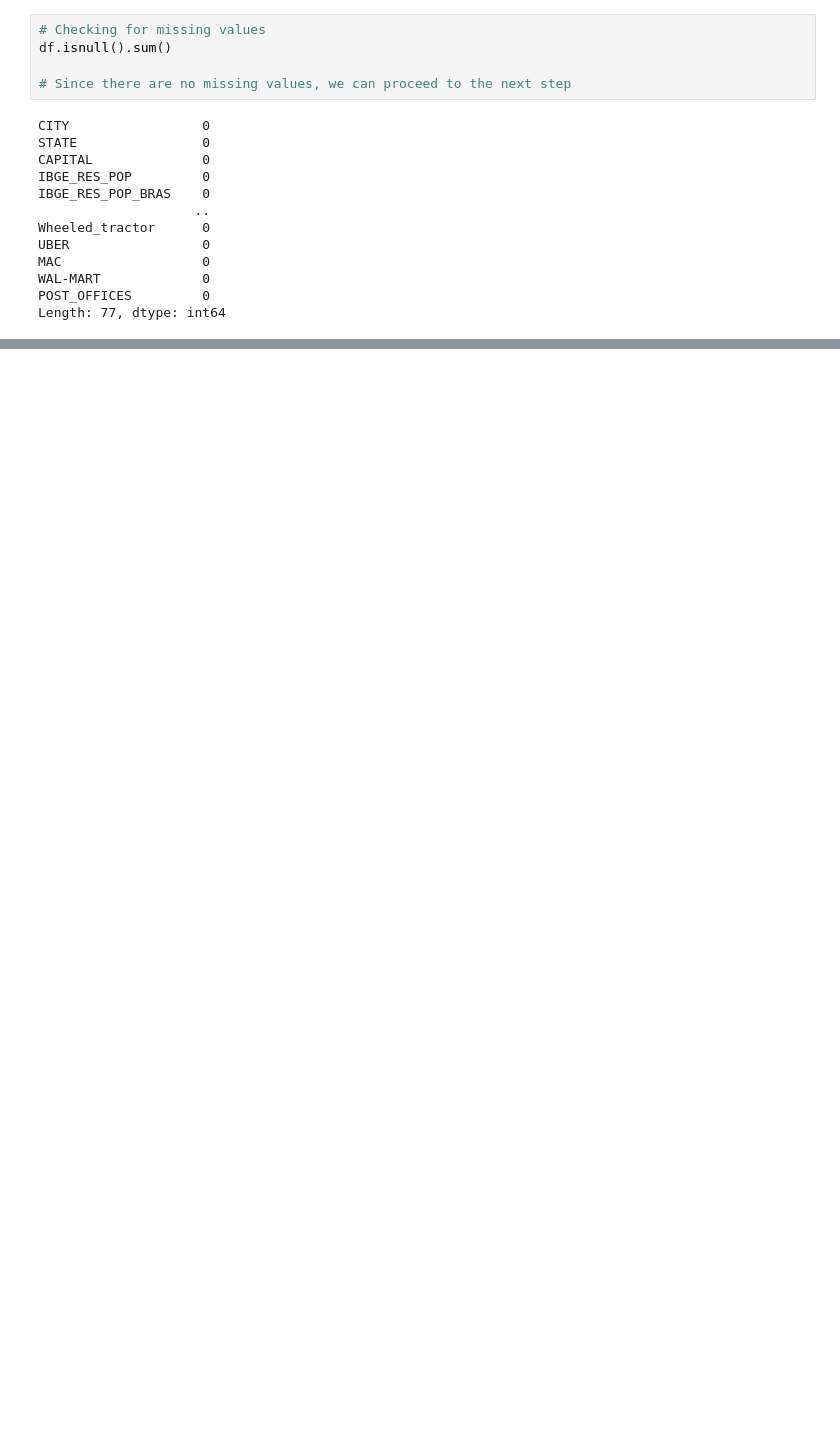
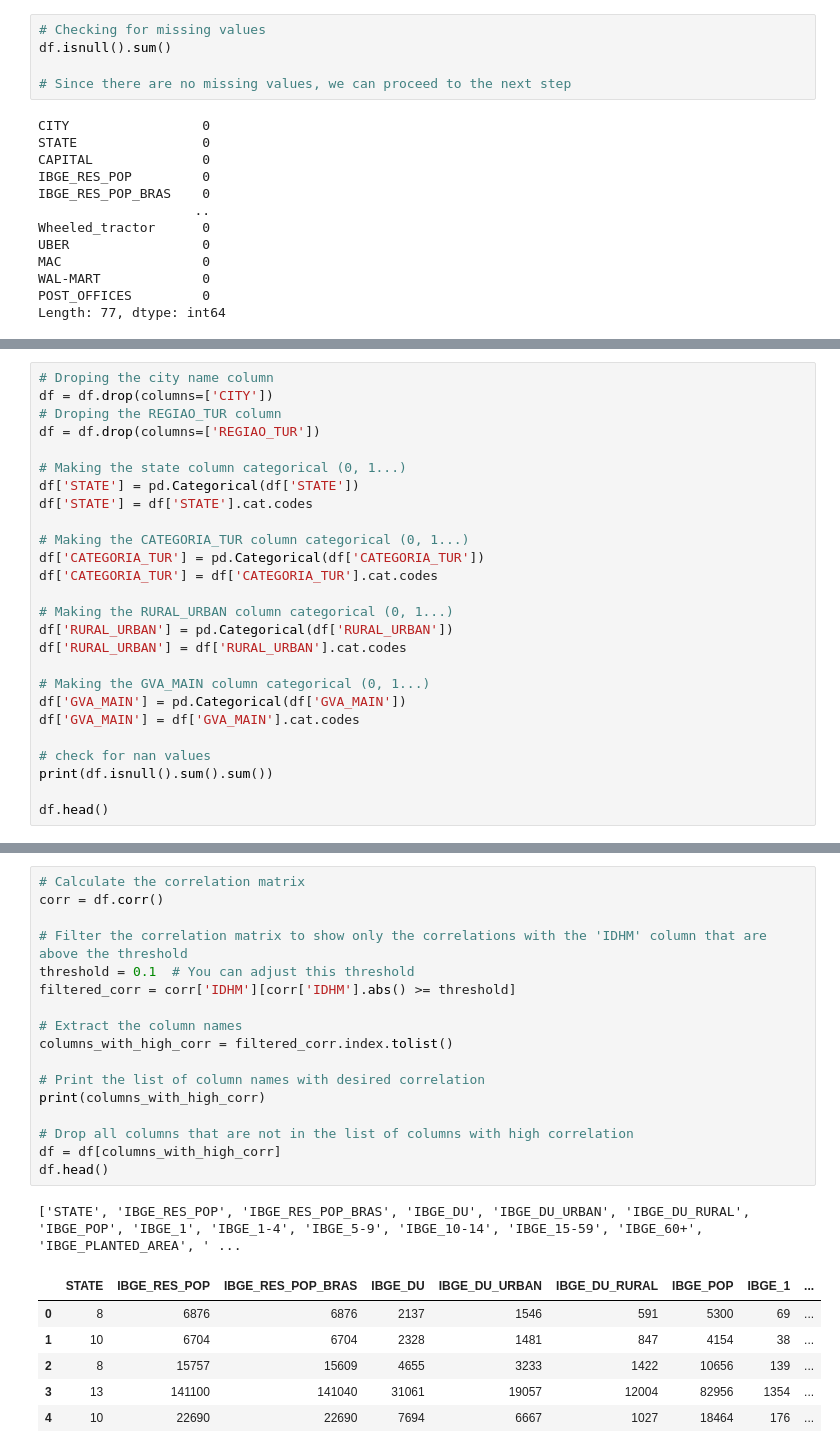
Before and after one commit to PepeuFBV/Regression-Models, a Jupyter notebook: main.ipynb, the cells around one changed output, grey strips where cells are left out. Saved outputs shown, nothing was run; the diff lists cells and outputs as text; blank space fills up the shorter version.

```diff
--- a/main.ipynb
+++ b/main.ipynb
@@ -93,0 +58,26 @@ POST_OFFICES: int64
+# %%
+# Droping the city name column
+df = df.drop(columns=['CITY'])
+# Droping the REGIAO_TUR column
+df = df.drop(columns=['REGIAO_TUR'])
+
+# Making the state column categorical (0, 1...)
+df['STATE'] = pd.Categorical(df['STATE'])
+df['STATE'] = df['STATE'].cat.codes
+
+# Making the CATEGORIA_TUR column categorical (0, 1...)
+df['CATEGORIA_TUR'] = pd.Categorical(df['CATEGORIA_TUR'])
+df['CATEGORIA_TUR'] = df['CATEGORIA_TUR'].cat.codes
+
+# Making the RURAL_URBAN column categorical (0, 1...)
+df['RURAL_URBAN'] = pd.Categorical(df['RURAL_URBAN'])
+df['RURAL_URBAN'] = df['RURAL_URBAN'].cat.codes
+
+# Making the GVA_MAIN column categorical (0, 1...)
+df['GVA_MAIN'] = pd.Categorical(df['GVA_MAIN'])
+df['GVA_MAIN'] = df['GVA_MAIN'].cat.codes
+
+# check for nan values
+print(df.isnull().sum().sum())
+
+df.head()
@@ -93,0 +92,25 @@ POST_OFFICES: int64
+# %%
+# Calculate the correlation matrix
+corr = df.corr()
+
+# Filter the correlation matrix to show only the correlations with the 'IDHM' column that are above the threshold
+threshold = 0.1  # You can adjust this threshold
+filtered_corr = corr['IDHM'][corr['IDHM'].abs() >= threshold]
+
+# Extract the column names
+columns_with_high_corr = filtered_corr.index.tolist()
+
+# Print the list of column names with desired correlation
+print(columns_with_high_corr)
+
+# Drop all columns that are not in the list of columns with high correlation
+df = df[columns_with_high_corr]
+df.head()
+# %% [output]
+['STATE', 'IBGE_RES_POP', 'IBGE_RES_POP_BRAS', 'IBGE_DU', 'IBGE_DU_URBAN', 'IBGE_DU_RURAL', 'IBGE_POP', 'IBGE_1', 'IBGE_1-4', 'IBGE_5-9', 'IBGE_10-14', 'IBGE_15-59', 'IBGE_60+', 'IBGE_PLANTED_AREA', ' ...
+|  | STATE | IBGE_RES_POP | IBGE_RES_POP_BRAS | IBGE_DU | IBGE_DU_URBAN | IBGE_DU_RURAL | IBGE_POP | IBGE_1 | ... |
+| 0 | 8 | 6876 | 6876 | 2137 | 1546 | 591 | 5300 | 69 | ... |
+| 1 | 10 | 6704 | 6704 | 2328 | 1481 | 847 | 4154 | 38 | ... |
+| 2 | 8 | 15757 | 15609 | 4655 | 3233 | 1422 | 10656 | 139 | ... |
+| 3 | 13 | 141100 | 141040 | 31061 | 19057 | 12004 | 82956 | 1354 | ... |
+| 4 | 10 | 22690 | 22690 | 7694 | 6667 | 1027 | 18464 | 176 | ... |
```
Also changed, not shown: parts of 7 cells of this notebook.
